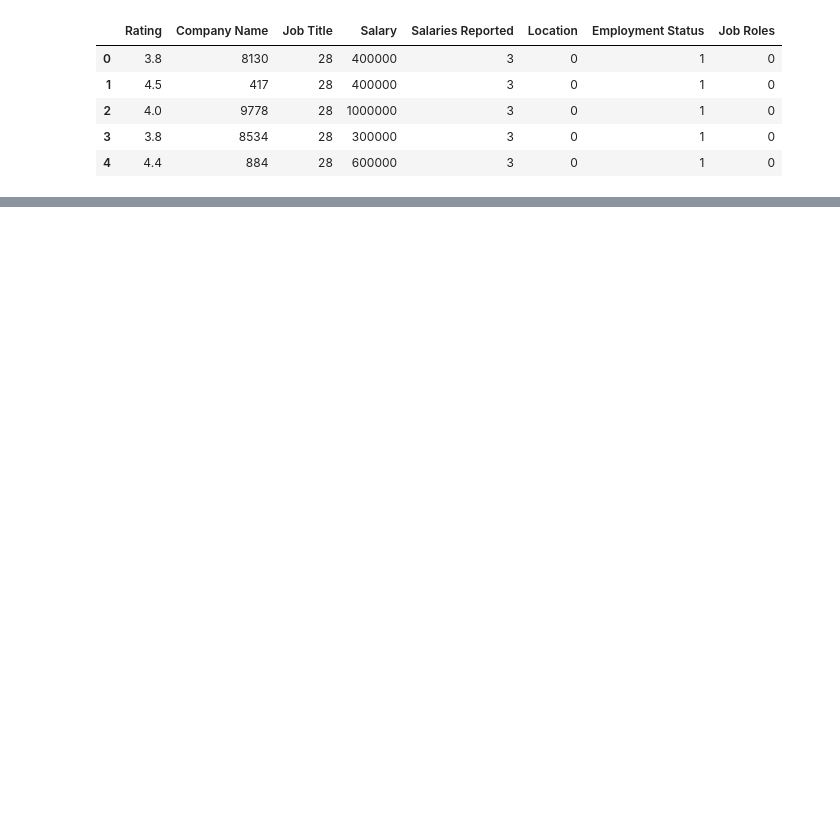
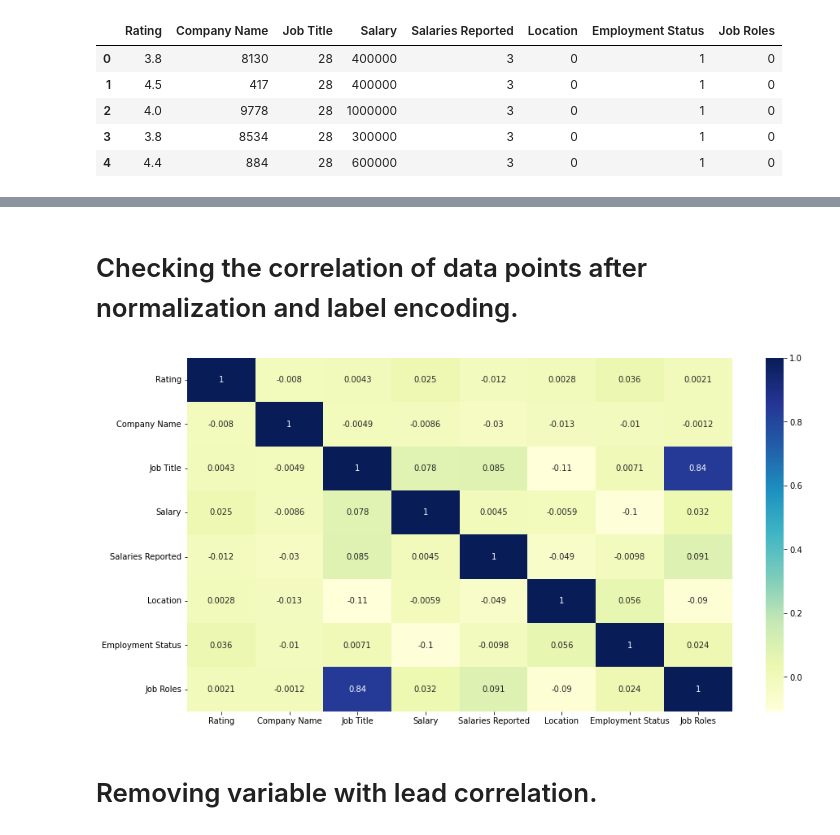
Before and after one commit to pranavsambyal/AI-BackTracking, a Jupyter notebook: DataPreprocessing.ipynb, the cells around one changed output, grey strips where cells are left out. Drawn from its saved outputs; the diff is of its cells as text; code cells hidden in the pictures; blank space fills up the shorter version.

```diff
--- a/DataPreprocessing.ipynb
+++ b/DataPreprocessing.ipynb
@@ -95,0 +174,10 @@ data.head()
+# %% [markdown]
+# Checking the correlation of data points after normalization and label encoding.
+# %%
+plot.figure(figsize=(15,8))
+sns.heatmap(data.corr(),cmap="YlGnBu", annot=True)
+plot.show()
+# %% [output]
+[figure, added]
+# %% [markdown]
+# Removing variable with lead correlation.
```
Also changed, not shown: parts of 24 cells of this notebook.
